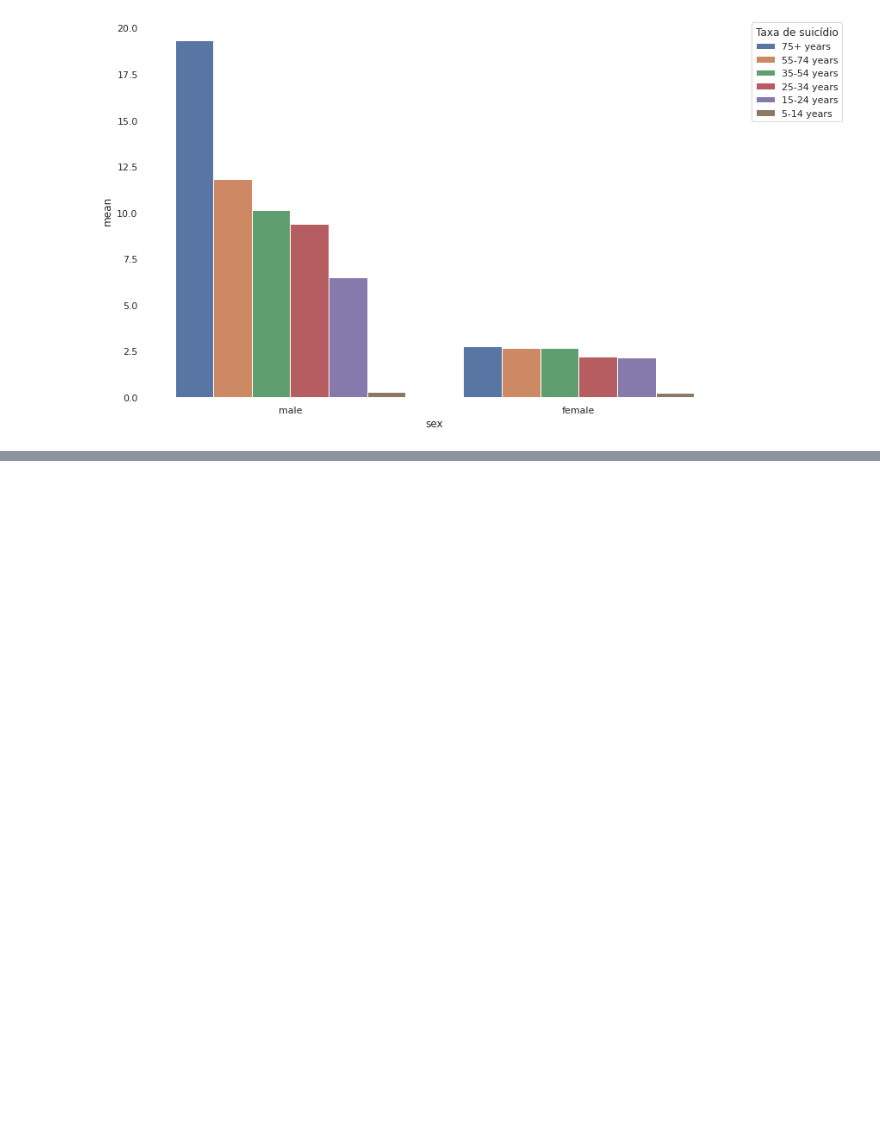
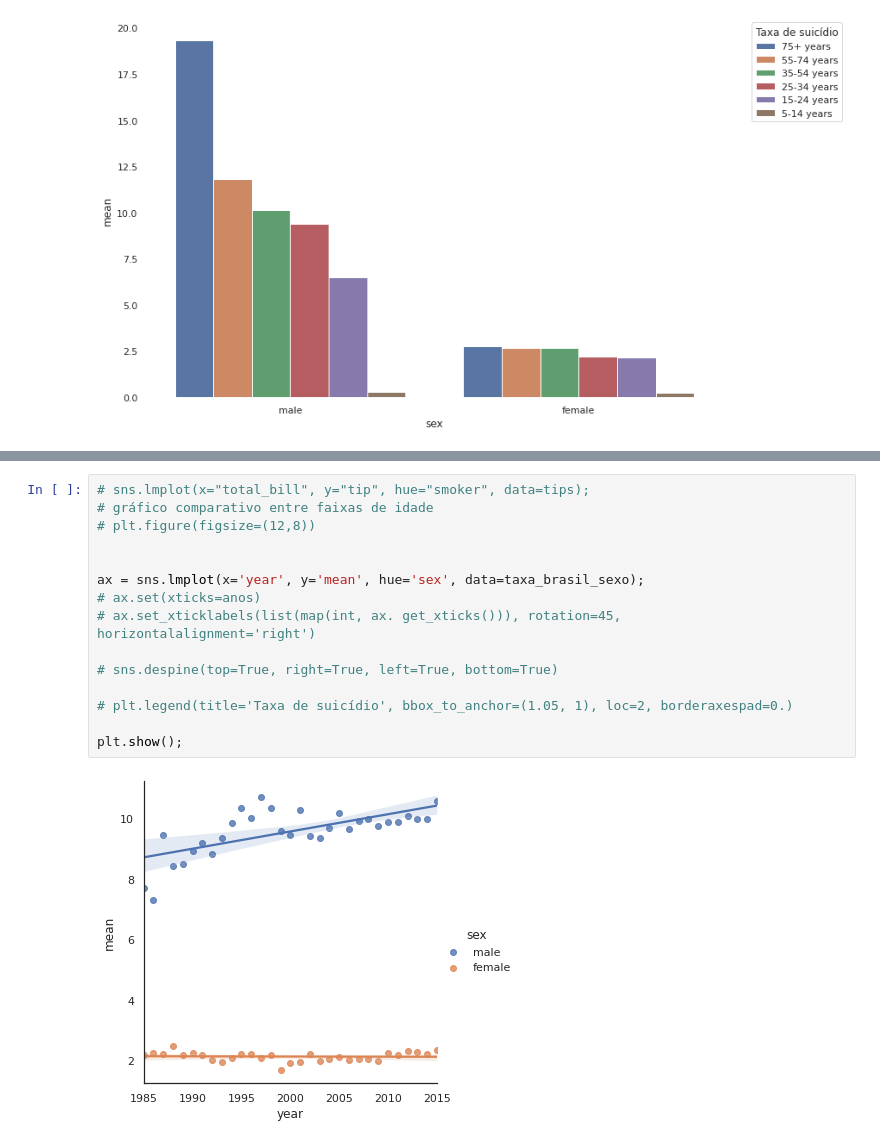
Before and after one commit to josepefg/kaggle, a Jupyter notebook: Taxa_Suicidio_Brasil.ipynb, the cells around one changed output, grey strips where cells are left out. Cells and saved outputs as stored; diff of their text form; blank space fills up the shorter version.

```diff
--- a/Taxa_Suicidio_Brasil.ipynb
+++ b/Taxa_Suicidio_Brasil.ipynb
@@ -373,0 +362,17 @@ plt.show()
+# %%
+# sns.lmplot(x="total_bill", y="tip", hue="smoker", data=tips);
+# gráfico comparativo entre faixas de idade
+# plt.figure(figsize=(12,8))
+
+
+ax = sns.lmplot(x='year', y='mean', hue='sex', data=taxa_brasil_sexo);
+# ax.set(xticks=anos)
+# ax.set_xticklabels(list(map(int, ax. get_xticks())), rotation=45, horizontalalignment='right')
+
+# sns.despine(top=True, right=True, left=True, bottom=True)
+
+# plt.legend(title='Taxa de suicídio', bbox_to_anchor=(1.05, 1), loc=2, borderaxespad=0.)
+
+plt.show();
+# %% [output]
+[figure, added]
```
Also changed, not shown: parts of 6 cells of this notebook.
